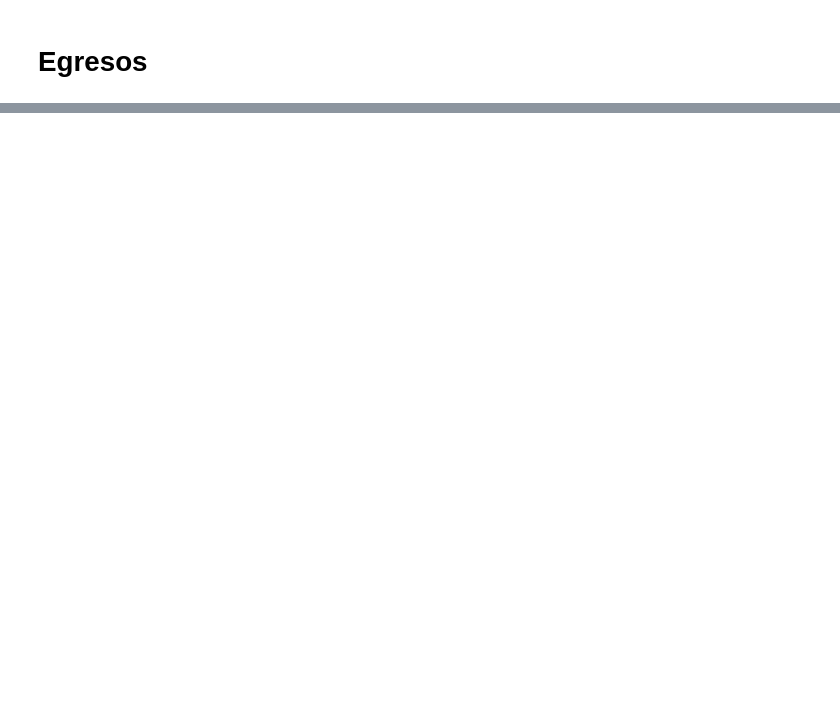
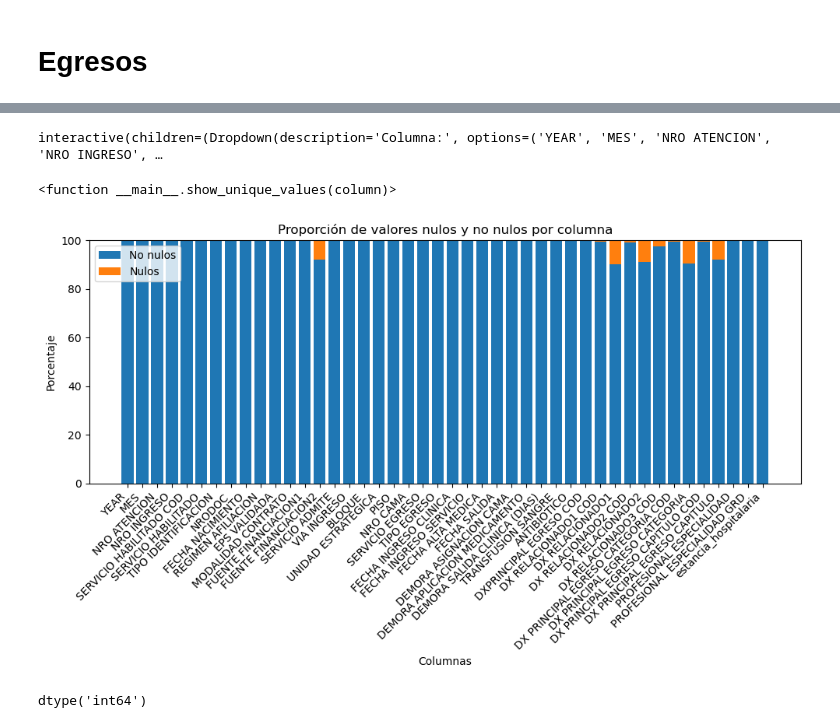
Before and after one commit to alejoarango8/health, a Jupyter notebook: Untitled.ipynb, the cells around one changed output, grey strips where cells are left out. Saved outputs shown, nothing was run; the diff lists cells and outputs as text; code cells hidden in the pictures; blank space fills up the shorter version.

Commit message:
Analisis exploratorio y creación variable respuesta - Egresos

```diff
--- a/Untitled.ipynb
+++ b/Untitled.ipynb
@@ -339,0 +314,3 @@ Index(['SERVICIO HABILITADO', 'REGIMEN AFILIACION', 'EPS VALIDADA',
+# %%
+#Eliminar valores nulos de la variable respuesta
+df_egresos = df_egresos.dropna(subset=['FECHA INGRESO CLINICA'])
@@ -345,4 +324,4 @@ porcentaje_nulos = df_egresos.isna().apply(pd.Series.value_counts, normalize=Tru
 variables_con_nulos = porcentaje_nulos[porcentaje_nulos[True] > 0.1].index
 
 # Elimina las variables con más del 10% de valores nulos del DataFrame
-# df_egresos.drop(variables_con_nulos, axis=1, inplace=True)
+df_egresos.drop(variables_con_nulos, axis=1, inplace=True)
@@ -381,0 +351,48 @@ Name: CAUSA BASICA MUERTE, Length: 6376, dtype: object
+# %%
+# Convertir las columnas de fecha a tipo datetime si aún no lo están
+df_egresos['FECHA SALIDA'] = pd.to_datetime(df_egresos['FECHA SALIDA'])
+df_egresos['FECHA INGRESO CLINICA'] = pd.to_datetime(df_egresos['FECHA INGRESO CLINICA'])
+
+# Restar las fechas y crear la variable respuesta llamada 'estancia_hospitalaria'
+df_egresos['estancia_hospitalaria'] = (df_egresos['FECHA SALIDA'] - df_egresos['FECHA INGRESO CLINICA']).dt.days
+# %%
+import ipywidgets as widgets
+
+# Crear una lista desplegable para seleccionar la columna
+dropdown_column = widgets.Dropdown(options=df_egresos.columns, description='Columna:')
+
+# Crear una función para mostrar los valores únicos y su cantidad
+def show_unique_values(column):
+    unique_values = df_egresos[column].unique()
+    num_unique_values = len(unique_values)
+    print(f"La columna '{column}' tiene {num_unique_values} valores únicos:")
+    print(unique_values)
+
+# Mostrar la lista desplegable y los valores únicos
+widgets.interact(show_unique_values, column=dropdown_column)
+# %% [output]
+interactive(children=(Dropdown(description='Columna:', options=('YEAR', 'MES', 'NRO ATENCION', 'NRO INGRESO', …
+<function __main__.show_unique_values(column)>
+# %%
+# Calcula el porcentaje de valores no nulos en cada columna
+porcentaje_no_nulos = 100 - df_egresos.isnull().mean() * 100
+# Calcula el porcentaje de valores nulos en cada columna
+porcentaje_nulos = df_egresos.isnull().mean() * 100
+
+# Crea un gráfico de barras apiladas para mostrar el porcentaje de valores no nulos y nulos
+plt.figure(figsize=(10, 6))
+plt.bar(porcentaje_no_nulos.index, porcentaje_no_nulos.values, label='No nulos')
+plt.bar(porcentaje_nulos.index, porcentaje_nulos.values, bottom=porcentaje_no_nulos.values, label='Nulos')
+plt.title('Proporción de valores nulos y no nulos por columna')
+plt.xlabel('Columnas')
+plt.ylabel('Porcentaje')
+plt.xticks(rotation=45, ha='right')
+plt.legend()
+plt.tight_layout()
+plt.show()
+# %% [output]
+[figure, added]
+# %%
+df_egresos['estancia_hospitalaria'].dtype
+# %% [output]
+dtype('int64')
```
Also changed, not shown: parts of 23 cells of this notebook.
